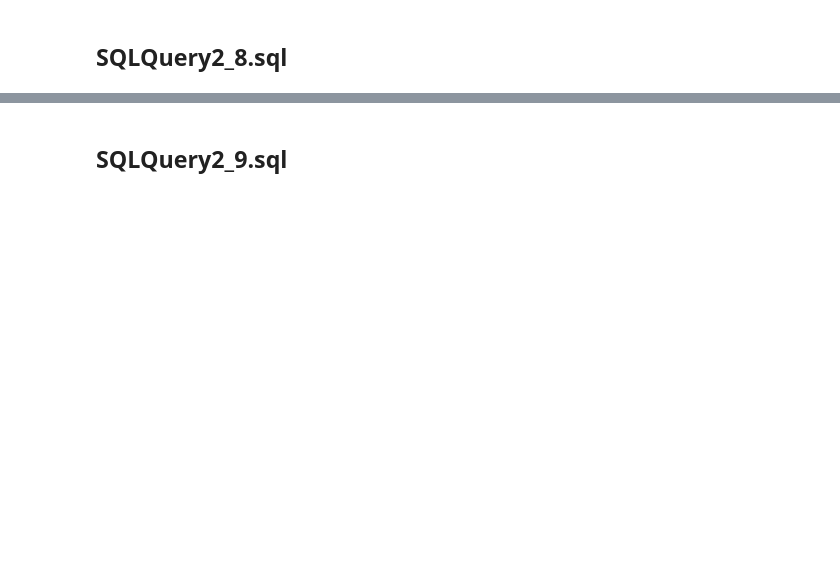
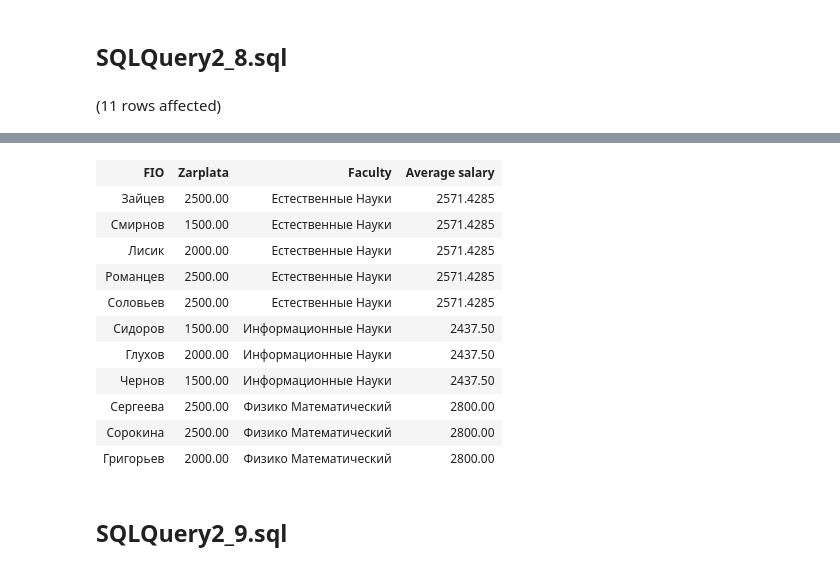
Before and after one commit to petrik33/BSU-Data-Engineering, a Jupyter notebook: 11. Views/NotebookHome.ipynb, the cells around one changed output, grey strips where cells are left out. Cells and saved outputs as stored; diff of their text form; code cells hidden in the pictures; blank space fills up the shorter version.

```diff
--- a/11. Views/NotebookHome.ipynb
+++ b/11. Views/NotebookHome.ipynb
@@ -169,7 +247,7 @@ select*from ##PR700
 # %% [markdown]
 ## SQLQuery2_8.sql
 # %%
-use TestDatabas;
+use Lab8;
 
 with AverageFacultySalary as
 (
@@ -194,3 +272,5 @@ from
    inner join AverageFacultySalary AFS on AFS.ABFak = K.AbFak_Kaf
 where
    C.Zarplata<AFS.[Average salary]
+# %% [output]
+(11 rows affected)
@@ -197,2 +278,14 @@ where
+| FIO | Zarplata | Faculty | Average salary |
+| Зайцев | 2500.00 | Естественные Науки | 2571.4285 |
+| Смирнов | 1500.00 | Естественные Науки | 2571.4285 |
+| Лисик | 2000.00 | Естественные Науки | 2571.4285 |
+| Романцев | 2500.00 | Естественные Науки | 2571.4285 |
+| Соловьев | 2500.00 | Естественные Науки | 2571.4285 |
+| Сидоров | 1500.00 | Информационные Науки | 2437.50 |
+| Глухов | 2000.00 | Информационные Науки | 2437.50 |
+| Чернов | 1500.00 | Информационные Науки | 2437.50 |
+| Сергеева | 2500.00 | Физико Математический | 2800.00 |
+| Сорокина | 2500.00 | Физико Математический | 2800.00 |
+| Григорьев | 2000.00 | Физико Математический | 2800.00 |
 # %% [markdown]
 ## SQLQuery2_9.sql
```
Also changed, not shown: parts of 10 cells of this notebook, 1 other file.
